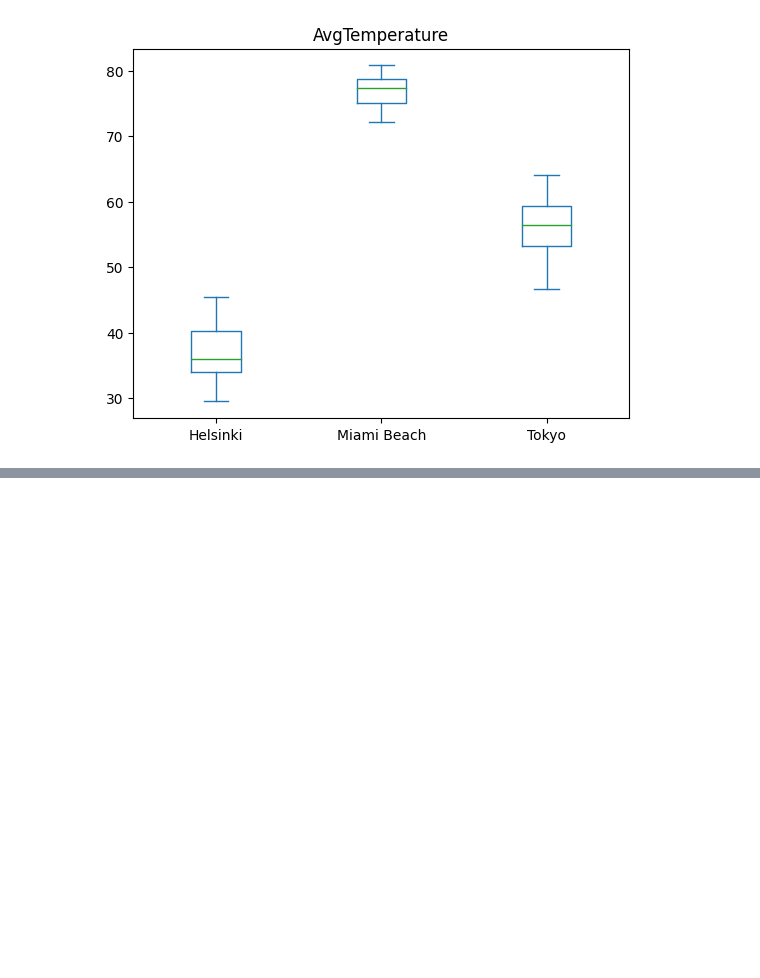
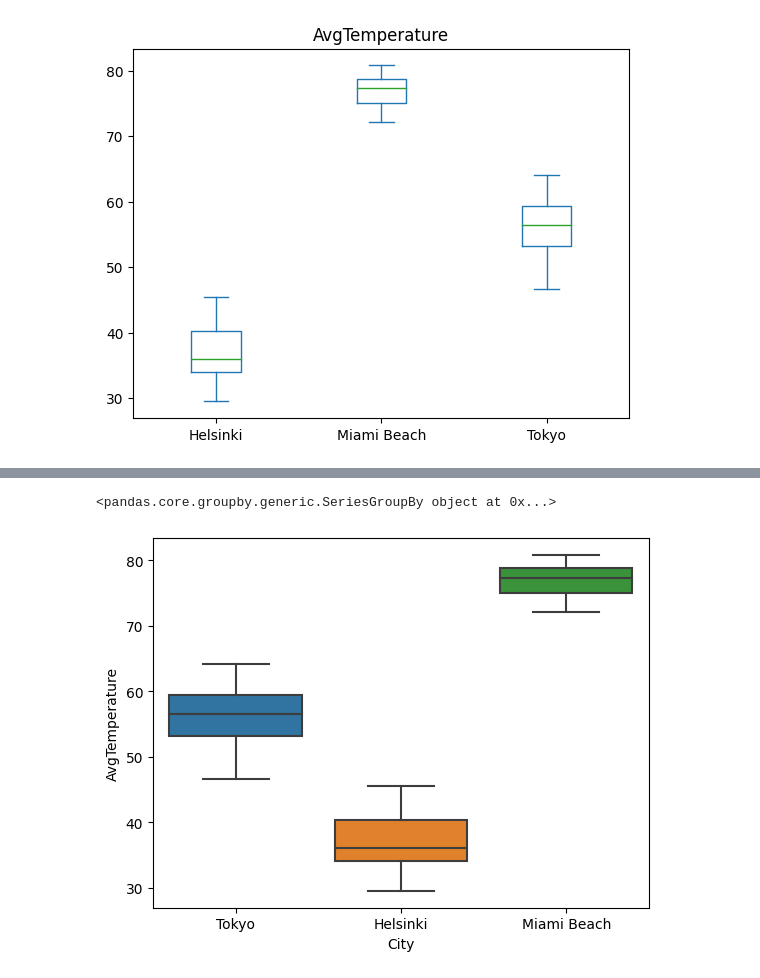
Before and after one commit to zitkovalenka/Python1-Czechitas, a Jupyter notebook: ukol-12_Vizualizace.ipynb, the cells around one changed output, grey strips where cells are left out. Drawn from its saved outputs; the diff is of its cells as text; code cells hidden in the pictures; blank space fills up the shorter version.

```diff
--- a/ukol-12_Vizualizace.ipynb
+++ b/ukol-12_Vizualizace.ipynb
@@ -245,0 +253,19 @@ plt.savefig('ukol-12-temp_3_city.png')  # asi ty proměnné u mě musí být nap
+# %%
+# ?? Tady ti bude stacit aplikovat na dataframe .groupby("City"), pak pouzit .boxplot a muze se hodit i subplots=False.
+temp_3_city_grouped = temp_3_city.groupby("City")["AvgTemperature"]   # (funguje mi jen když dám .sum(), apod.)
+temp_3_city_grouped
+
+# nic to nevypíše, ale něco to udělá
+# %% [output]
+<pandas.core.groupby.generic.SeriesGroupBy object at 0x...>
+# %%
+import seaborn as sns
+
+sns.boxplot(data= temp_3_city, # vybrana_mesta,
+            x='City',
+            y='AvgTemperature',
+            )
+
+plt.show()
+# %% [output]
+[figure, added]
```
Also changed, not shown: parts of 5 cells of this notebook.
